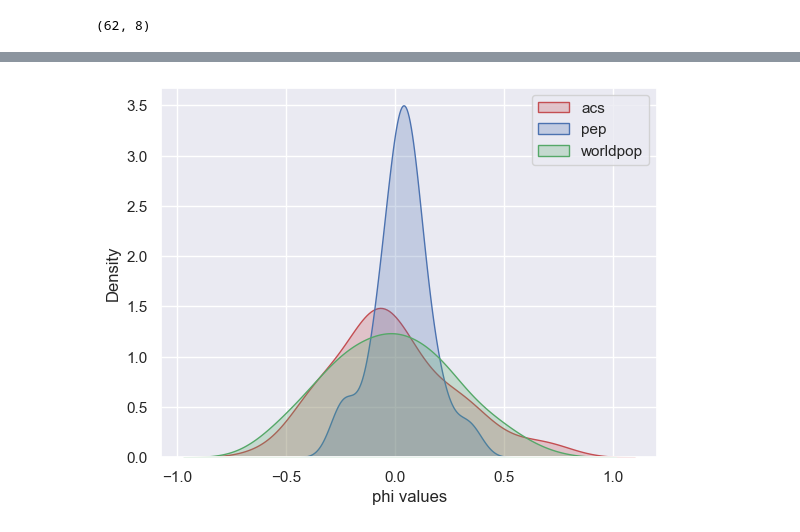
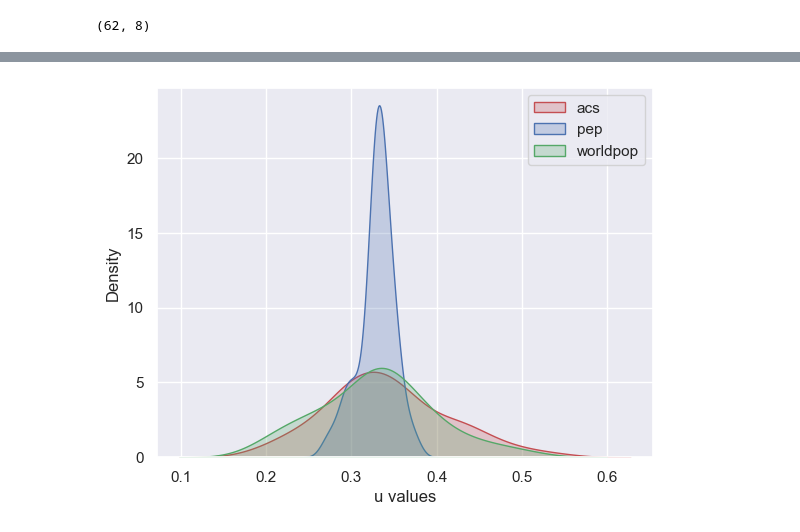
Before and after one commit to nickblink/pop_ensemble, a Jupyter notebook: code/train2010 - CAR debug.ipynb, the cells around one changed output, grey strips where cells are left out. Drawn from its saved outputs; the diff is of its cells as text; code cells hidden in the pictures.

Commit message:
Implementing pivot

```diff
--- a/code/train2010 - CAR debug.ipynb
+++ b/code/train2010 - CAR debug.ipynb
@@ -128,6 +145,7 @@ mcmc_config
 t0 = time.perf_counter()
 CAR_samples, chain_samples, sampler_stat = run_mcmc_CAR(data = data_sub,
                                                         adjacency = adj_sub,
+                                                        pivot = 1,
                                                         models = models,
                                                         debug_mode = True,
                                                         **mcmc_config)
@@ -211,10 +230,12 @@ sampler_stat
 # %%
+pivot = 0
 predictions = np.empty(shape=(CAR_samples[0].shape[0], CAR_samples[0].shape[2]), dtype='object')
 for i in range(CAR_samples[0].shape[2]):
-    phi_vals = CAR_samples[0][:,:,i]
+    phi_vals = CAR_samples[0][:,:,i].numpy()
+    phi_vals = np.insert(phi_vals, pivot, 0., axis = 1)
 
     # get exponentiated values and sum across models
-    exp_phi = tf.math.exp(phi_vals)
+    exp_phi = tf.math.exp(tf.constant(phi_vals))
 
     exp_phi_rows = tf.reduce_sum(exp_phi, 1)
 
@@ -228,5 +252,7 @@ y_pred = np.mean(predictions, axis = 1)
 # %%
-CAR_ensemble_weights = tf.reduce_mean(CAR_samples[0], axis = 2)
+CAR_ensemble_weights = tf.reduce_mean(CAR_samples[0], axis = 2).numpy()
+CAR_ensemble_weights = tf.constant(np.insert(CAR_ensemble_weights, pivot, 0., axis = 1))
+#CAR_ensemble_weights = tf.reduce_mean(CAR_samples[0], axis = 2)
 
 # get exponentiated values and sum across models
 exp_phi = tf.math.exp(CAR_ensemble_weights)
@@ -257,0 +282,16 @@ pearsonr(data_sub['census'],data_sub['pep'])[0], pearsonr(data_sub['census'],dat
+# %%
+import seaborn as sns
+
+CAR_ensemble_weights = tf.reduce_mean(CAR_samples[0], axis = 2).numpy()
+CAR_ensemble_weights = np.insert(CAR_ensemble_weights, pivot, 0., axis = 1)
+
+CAR_df = pd.DataFrame(CAR_ensemble_weights, columns = ["acs","pep","worldpop"])
+#CAR_df = pd.DataFrame(CAR_ensemble_weights.numpy(), columns = ["acs","pep","worldpop"])
+
+sns.set(style="darkgrid")
+fig = sns.kdeplot(CAR_df['acs'], shade=True, color="r", label = 'acs')
+fig = sns.kdeplot(CAR_df["pep"], shade=True, color="b", label = 'pep')
+fig = sns.kdeplot(CAR_df["worldpop"], shade=True, color="g", label = 'worldpop')
+plt.legend()
+plt.xlabel('phi values')
+plt.show()
@@ -258,17 +300,18 @@ pearsonr(data_sub['census'],data_sub['pep'])[0], pearsonr(data_sub['census'],dat
 # %%
 import seaborn as sns
 
-CAR_df = pd.DataFrame(CAR_ensemble_weights.numpy(), columns = ["acs","pep","worldpop"])
+CAR_df = pd.DataFrame(u, columns = ["acs","pep","worldpop"])
+#CAR_df = pd.DataFrame(CAR_ensemble_weights.numpy(), columns = ["acs","pep","worldpop"])
 
 sns.set(style="darkgrid")
 fig = sns.kdeplot(CAR_df['acs'], shade=True, color="r", label = 'acs')
 fig = sns.kdeplot(CAR_df["pep"], shade=True, color="b", label = 'pep')
 fig = sns.kdeplot(CAR_df["worldpop"], shade=True, color="g", label = 'worldpop')
 plt.legend()
-plt.xlabel('phi values')
+plt.xlabel('u values')
 plt.show()
 # %% [output]
-[figure, old version]
+[figure, new version]
 # %%
 # get exponentiated values and sum across models
 exp_phi = tf.math.exp(CAR_ensemble_weights)
```
Also changed, not shown: parts of 21 cells of this notebook, 2 other files.
